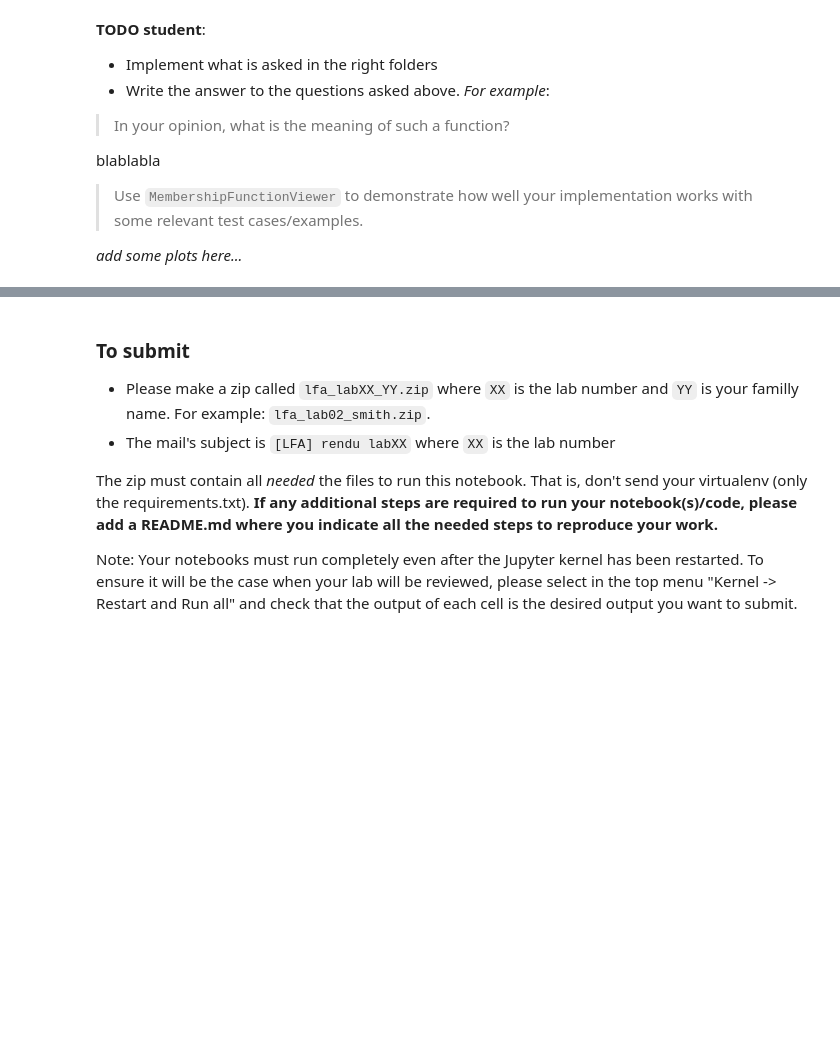
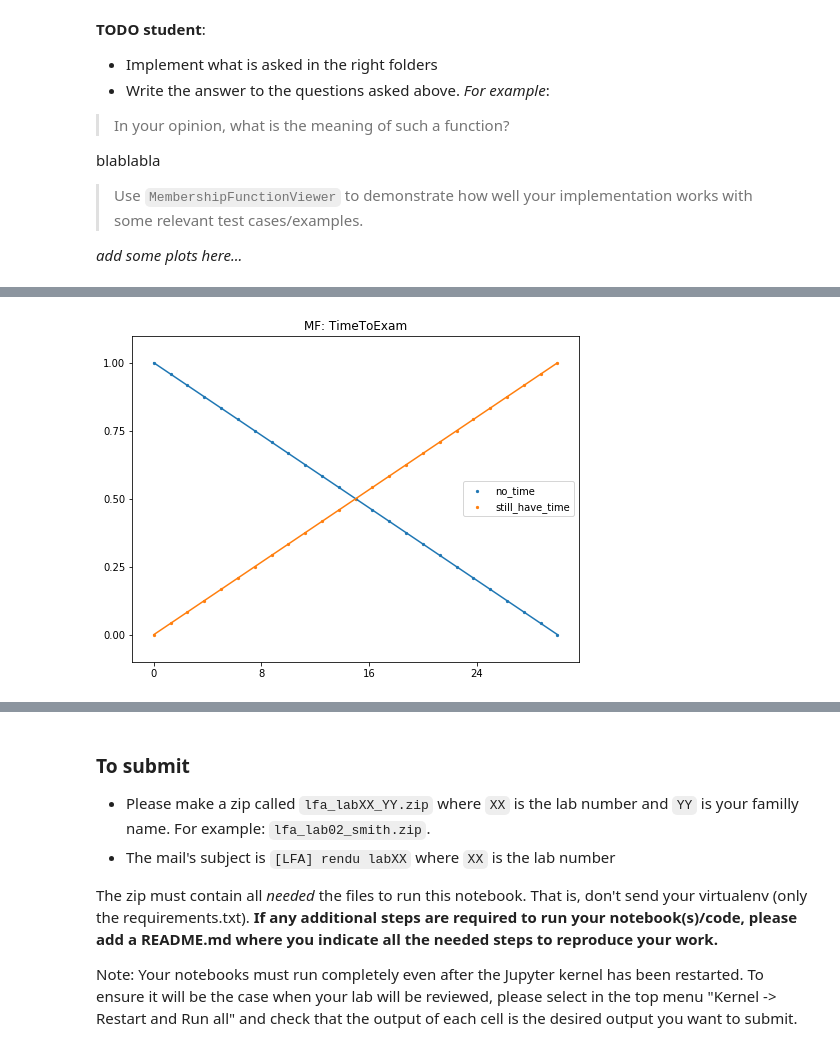
Before and after one commit to SachaKor/LFA-lab4, a Jupyter notebook: 040_exam_problem/000_exam_problem.ipynb, the cells around one changed output, grey strips where cells are left out. Cells and saved outputs as stored; diff of their text form; code cells hidden in the pictures; blank space fills up the shorter version.

```diff
--- a/040_exam_problem/000_exam_problem.ipynb
+++ b/040_exam_problem/000_exam_problem.ipynb
@@ -130,0 +179,9 @@ _add some plots here..._
+# %%
+lv_time = LinguisticVariable("TimeToExam", ling_values_dict={
+    "no_time": LinPWMF([0, 1], [30, 0]),
+    "still_have_time": LinPWMF([0, 0], [30, 1])
+})
+
+LinguisticVariableViewer(lv_time).show()
+# %% [output]
+[figure, added]
```
Also changed, not shown: parts of 11 cells of this notebook.
